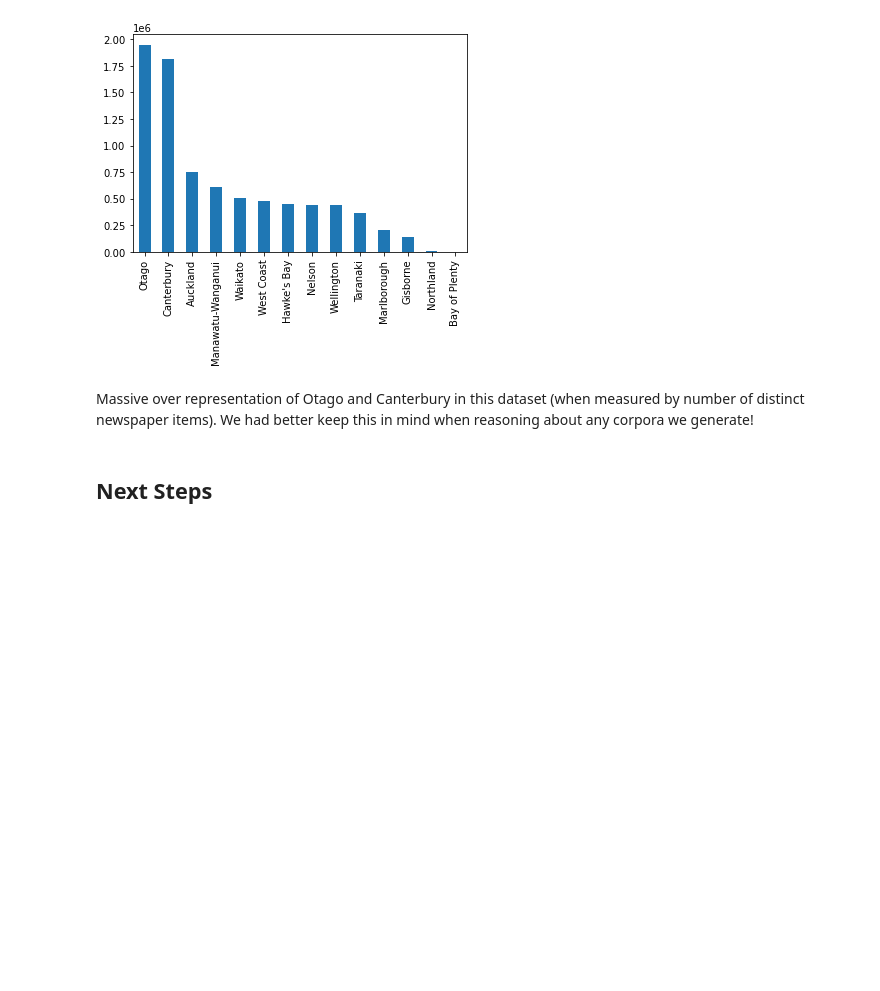
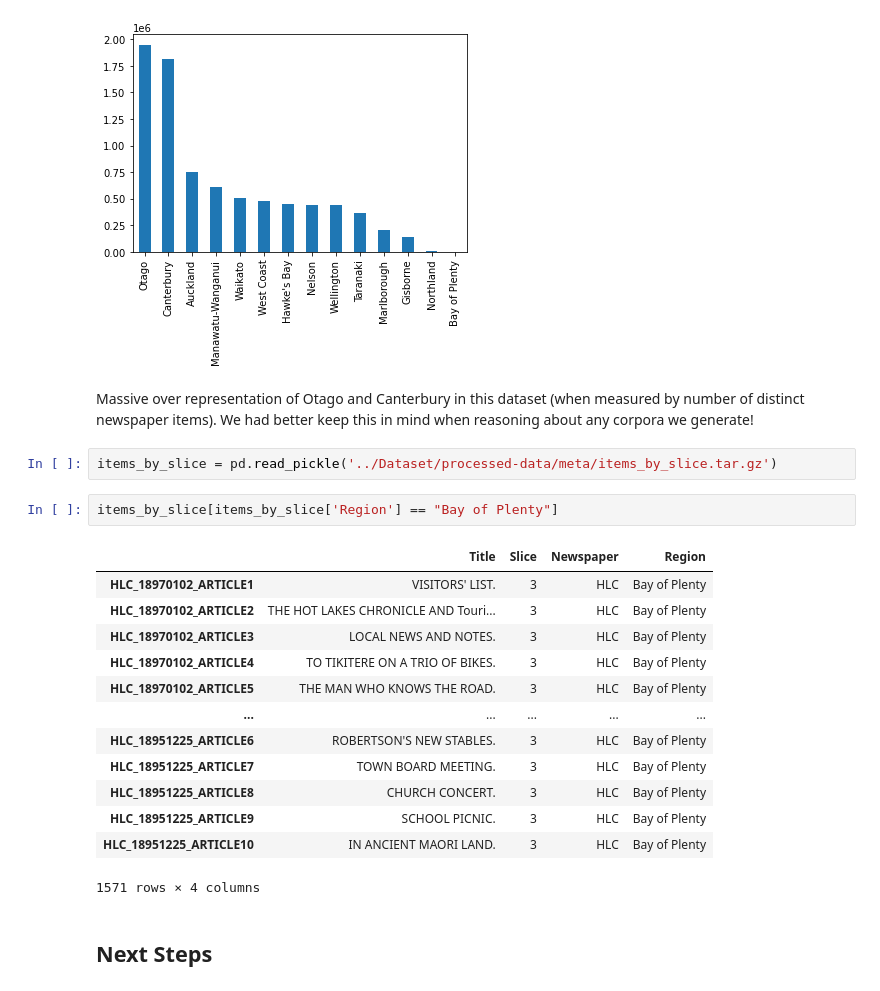
Before and after one commit to JoshuaWilsonBlack/newspaper-philosophy-methods, a Jupyter notebook: Notebooks/Preprocessing Stage.ipynb, the cells around one changed output. Cells and saved outputs as stored; diff of their text form; blank space fills up the shorter version.

```diff
--- a/Notebooks/Preprocessing Stage.ipynb
+++ b/Notebooks/Preprocessing Stage.ipynb
@@ -673,6 +675,24 @@ items_by_slice['Region'].value_counts().plot(kind='bar')
 [figure]
 # %% [markdown]
 Massive over representation of Otago and Canterbury in this dataset (when measured by number of distinct newspaper items). We had better keep this in mind when reasoning about any corpora we generate!
+# %%
+items_by_slice = pd.read_pickle('../Dataset/processed-data/meta/items_by_slice.tar.gz')
+# %%
+items_by_slice[items_by_slice['Region'] == "Bay of Plenty"]
+# %% [output]
+|  | Title | Slice | Newspaper | Region |
+| HLC_18970102_ARTICLE1 | VISITORS' LIST. | 3 | HLC | Bay of Plenty |
+| HLC_18970102_ARTICLE2 | THE HOT LAKES CHRONICLE AND Touri... | 3 | HLC | Bay of Plenty |
+| HLC_18970102_ARTICLE3 | LOCAL NEWS AND NOTES. | 3 | HLC | Bay of Plenty |
+| HLC_18970102_ARTICLE4 | TO TIKITERE ON A TRIO OF BIKES. | 3 | HLC | Bay of Plenty |
+| HLC_18970102_ARTICLE5 | THE MAN WHO KNOWS THE ROAD. | 3 | HLC | Bay of Plenty |
+| ... | ... | ... | ... | ... |
+| HLC_18951225_ARTICLE6 | ROBERTSON'S NEW STABLES. | 3 | HLC | Bay of Plenty |
+| HLC_18951225_ARTICLE7 | TOWN BOARD MEETING. | 3 | HLC | Bay of Plenty |
+| HLC_18951225_ARTICLE8 | CHURCH CONCERT. | 3 | HLC | Bay of Plenty |
+| HLC_18951225_ARTICLE9 | SCHOOL PICNIC. | 3 | HLC | Bay of Plenty |
+| HLC_18951225_ARTICLE10 | IN ANCIENT MAORI LAND. | 3 | HLC | Bay of Plenty |
+1571 rows × 4 columns
 # %% [markdown]
 ## Next Steps
 # %% [markdown]
```
Also changed, not shown: parts of 2 cells of this notebook, 3 other files.
